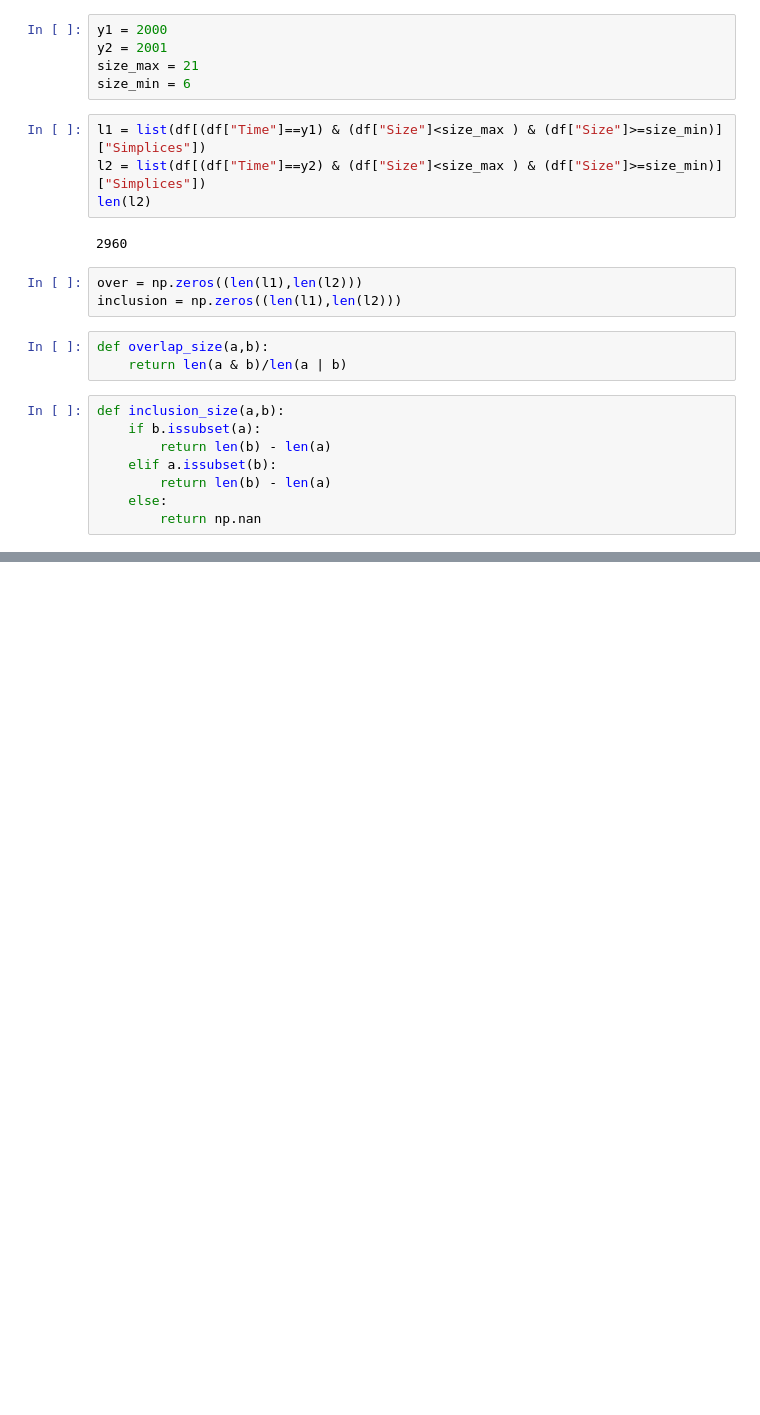
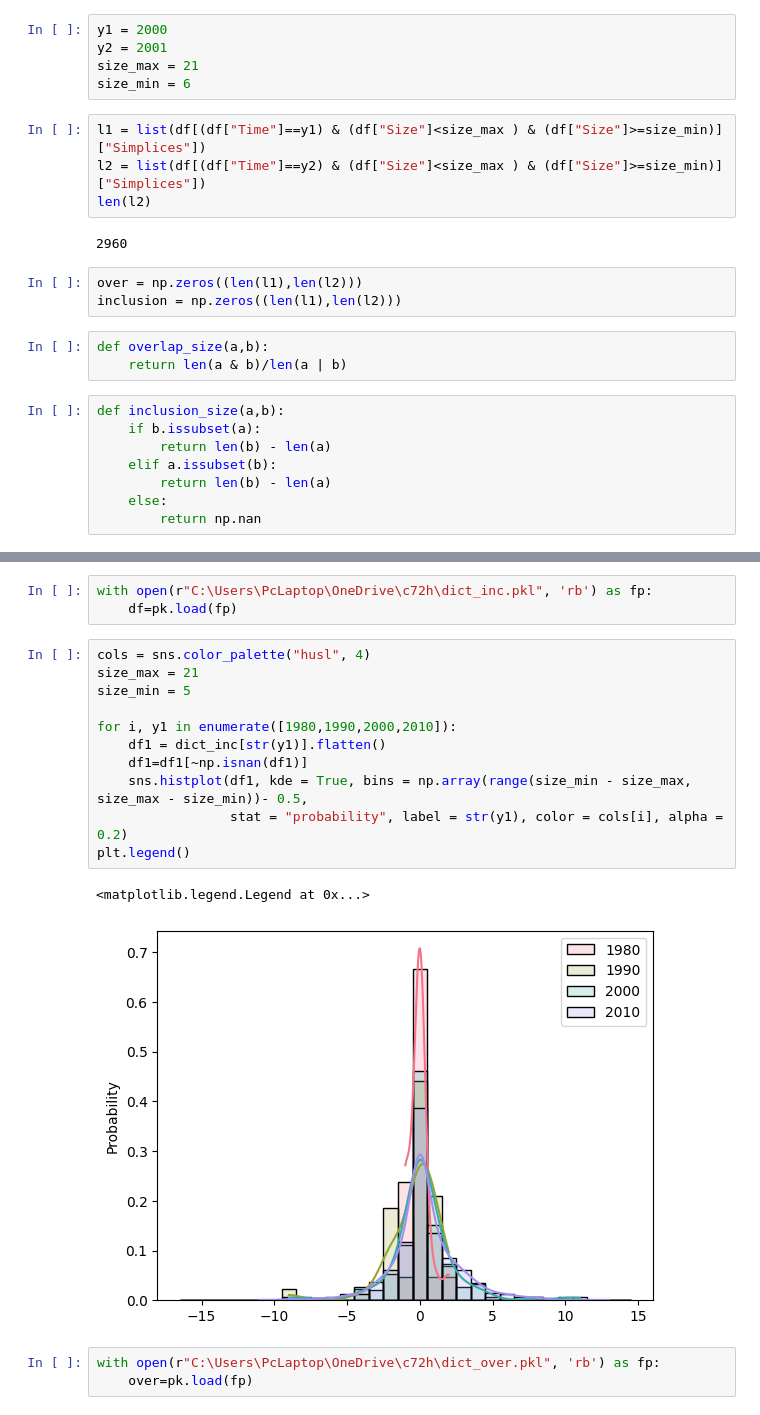
Before and after one commit to juanfernandezgracia/complexity_72h, a Jupyter notebook: Dataset Analysis/group_dynamic.ipynb, the cells around one changed output, grey strips where cells are left out. Saved outputs shown, nothing was run; the diff lists cells and outputs as text; blank space fills up the shorter version.

```diff
--- a/Dataset Analysis/group_dynamic.ipynb
+++ b/Dataset Analysis/group_dynamic.ipynb
@@ -127 +232,21 @@ cols = sns.color_palette()
+# %%
+with open(r"C:\Users\PcLaptop\OneDrive\c72h\dict_inc.pkl", 'rb') as fp:
+    df=pk.load(fp)
+# %%
+cols = sns.color_palette("husl", 4)
+size_max = 21
+size_min = 5
+
+for i, y1 in enumerate([1980,1990,2000,2010]):
+    df1 = dict_inc[str(y1)].flatten()
+    df1=df1[~np.isnan(df1)]
+    sns.histplot(df1, kde = True, bins = np.array(range(size_min - size_max, size_max - size_min))- 0.5,
+                 stat = "probability", label = str(y1), color = cols[i], alpha = 0.2)
+plt.legend()
+# %% [output]
+<matplotlib.legend.Legend at 0x...>
+[figure, added]
+# %%
+with open(r"C:\Users\PcLaptop\OneDrive\c72h\dict_over.pkl", 'rb') as fp:
+    over=pk.load(fp)
 # %%
```
Also changed, not shown: parts of 34 cells of this notebook.
